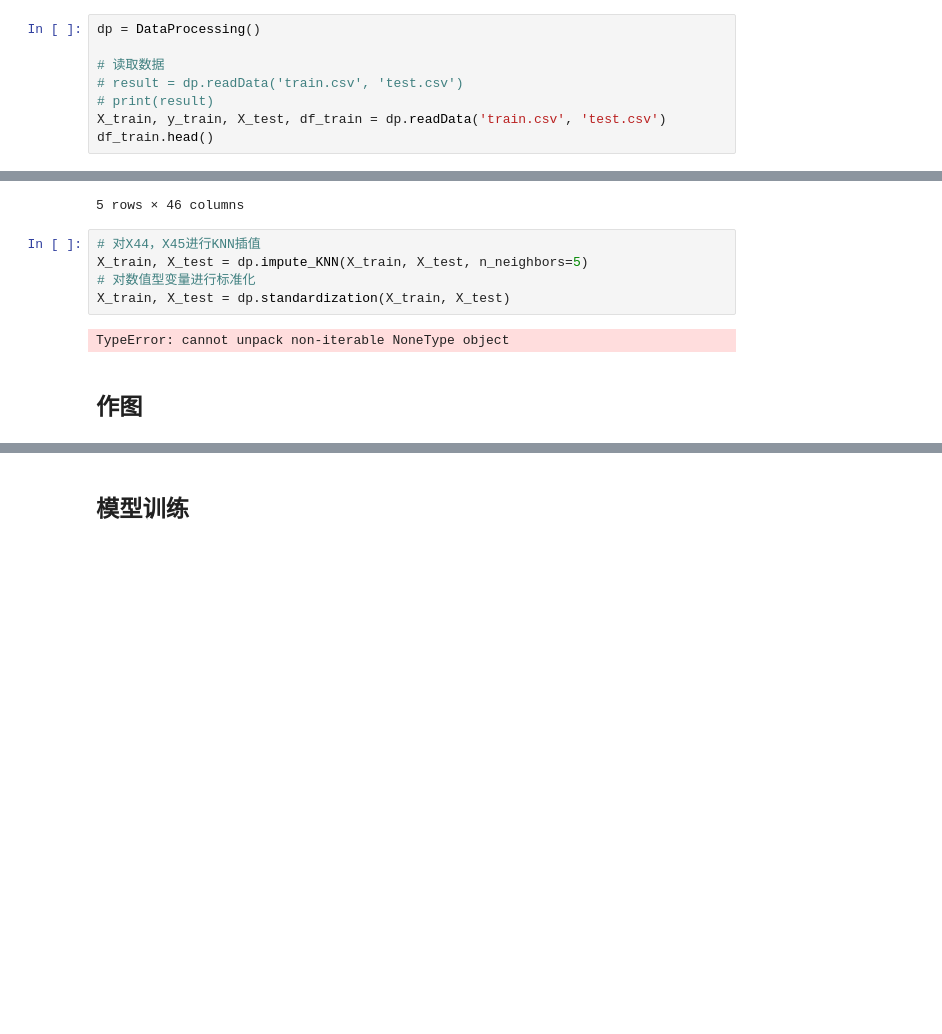
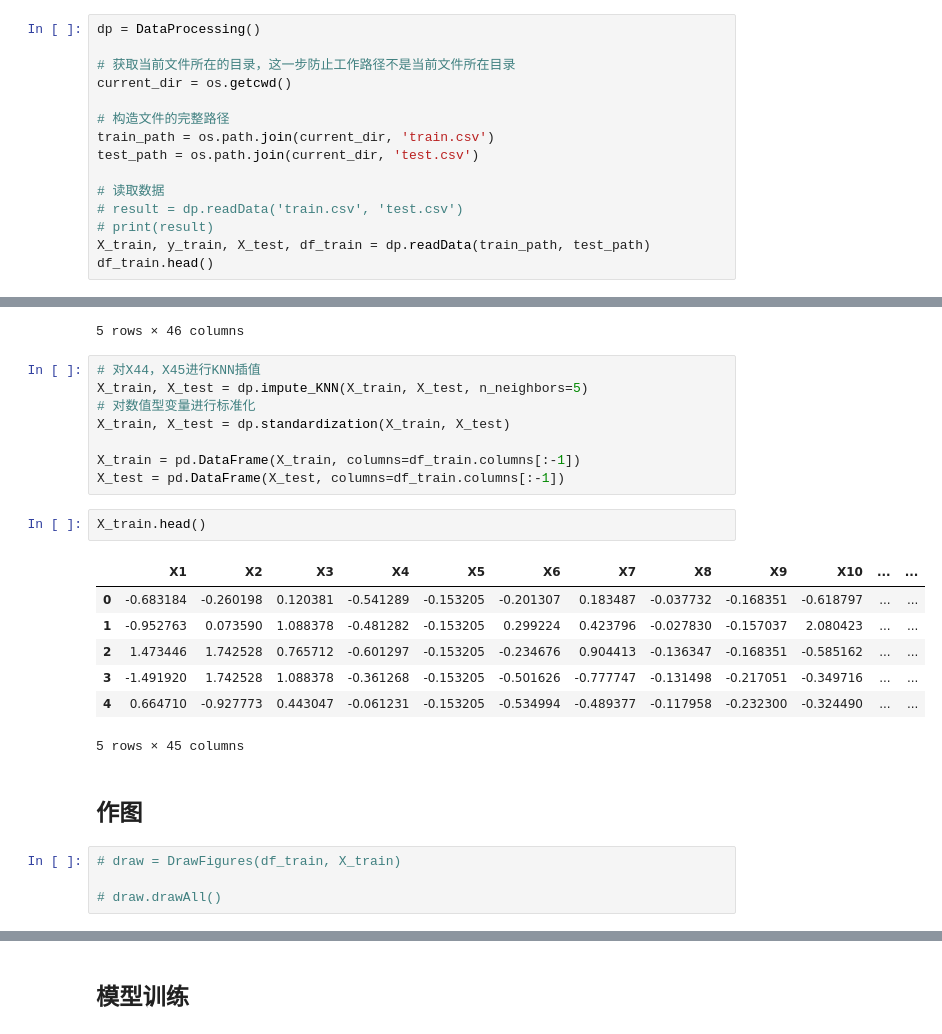
Before and after one commit to LinkLeft/regressionAnalysis_final_proj, a Jupyter notebook: proj_code/main.ipynb, the cells around one changed output, grey strips where cells are left out. Saved outputs shown, nothing was run; the diff lists cells and outputs as text; blank space fills up the shorter version.

```diff
--- a/proj_code/main.ipynb
+++ b/proj_code/main.ipynb
@@ -7,11 +9,18 @@ from models import Models
 ## 数据处理
 # %%
 dp = DataProcessing()
+
+# 获取当前文件所在的目录，这一步防止工作路径不是当前文件所在目录
+current_dir = os.getcwd()
+
+# 构造文件的完整路径
+train_path = os.path.join(current_dir, 'train.csv')
+test_path = os.path.join(current_dir, 'test.csv')
 
 # 读取数据
 # result = dp.readData('train.csv', 'test.csv')
 # print(result)
-X_train, y_train, X_test, df_train = dp.readData('train.csv', 'test.csv')
+X_train, y_train, X_test, df_train = dp.readData(train_path, test_path)
 df_train.head()
 # %% [output]
 |  | X1 | X2 | X3 | X4 | X5 | X6 | X7 | X8 | X9 | X10 | ... | ... |
@@ -26,7 +35,22 @@ df_train.head()
 X_train, X_test = dp.impute_KNN(X_train, X_test, n_neighbors=5)
 # 对数值型变量进行标准化
 X_train, X_test = dp.standardization(X_train, X_test)
+
+X_train = pd.DataFrame(X_train, columns=df_train.columns[:-1])
+X_test = pd.DataFrame(X_test, columns=df_train.columns[:-1])
-# %% [output]
-TypeError: cannot unpack non-iterable NoneType object
+# %%
+X_train.head()
+# %% [output]
+|  | X1 | X2 | X3 | X4 | X5 | X6 | X7 | X8 | X9 | X10 | ... | ... |
+| 0 | -0.683184 | -0.260198 | 0.120381 | -0.541289 | -0.153205 | -0.201307 | 0.183487 | -0.037732 | -0.168351 | -0.618797 | ... | ... |
+| 1 | -0.952763 | 0.073590 | 1.088378 | -0.481282 | -0.153205 | 0.299224 | 0.423796 | -0.027830 | -0.157037 | 2.080423 | ... | ... |
+| 2 | 1.473446 | 1.742528 | 0.765712 | -0.601297 | -0.153205 | -0.234676 | 0.904413 | -0.136347 | -0.168351 | -0.585162 | ... | ... |
+| 3 | -1.491920 | 1.742528 | 1.088378 | -0.361268 | -0.153205 | -0.501626 | -0.777747 | -0.131498 | -0.217051 | -0.349716 | ... | ... |
+| 4 | 0.664710 | -0.927773 | 0.443047 | -0.061231 | -0.153205 | -0.534994 | -0.489377 | -0.117958 | -0.232300 | -0.324490 | ... | ... |
+5 rows × 45 columns
 # %% [markdown]
 ## 作图
+# %%
+# draw = DrawFigures(df_train, X_train)
+
+# draw.drawAll()
```
Also changed, not shown: parts of 14 cells of this notebook, 5 other files.
